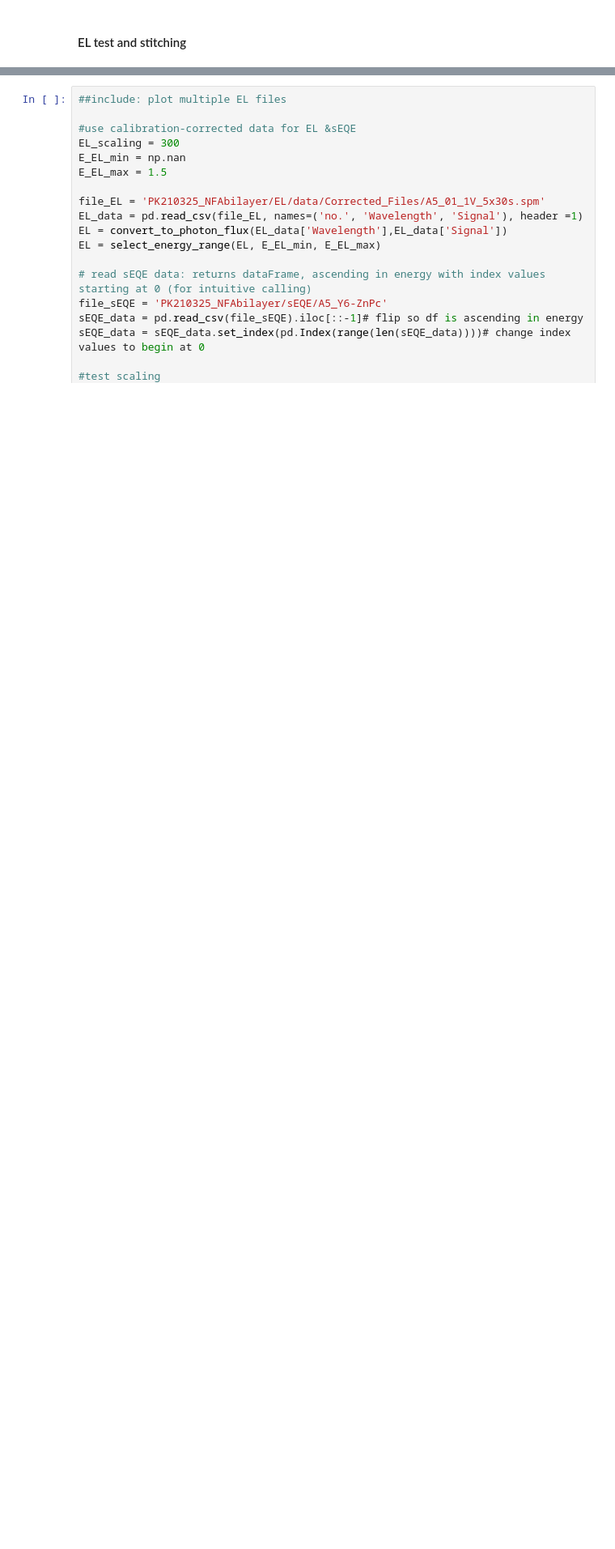
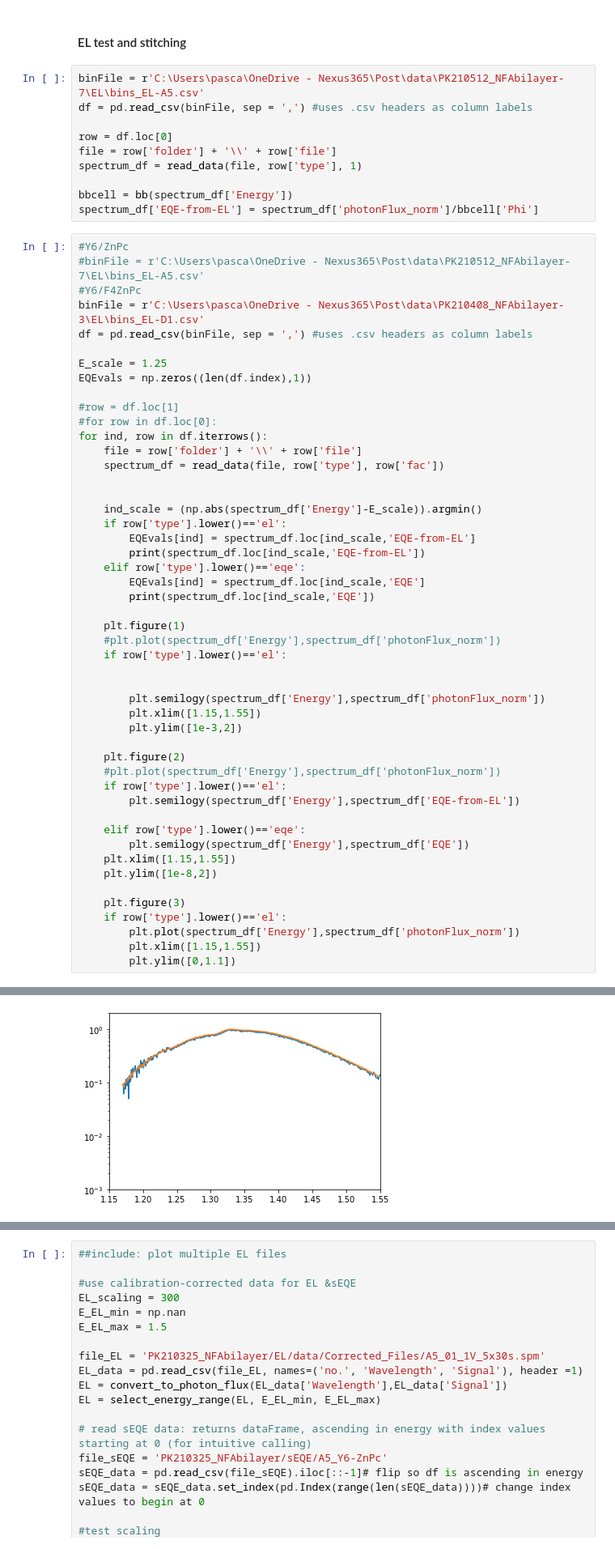
Before and after one commit to annajungbluth/Voltage-Loss-Calculations, a Jupyter notebook: EL.ipynb, the cells around one changed output, grey strips where cells are left out. Shown at 81% size. Drawn from its saved outputs; the diff is of its cells as text; blank space fills up the shorter version.

```diff
--- a/EL.ipynb
+++ b/EL.ipynb
@@ -68,2 +92,62 @@ os.getcwd()
 # %% [markdown]
 #### EL test and stitching
+# %%
+binFile = r'C:\Users\pasca\OneDrive - Nexus365\Post\data\PK210512_NFAbilayer-7\EL\bins_EL-A5.csv'
+df = pd.read_csv(binFile, sep = ',') #uses .csv headers as column labels
+
+row = df.loc[0]
+file = row['folder'] + '\\' + row['file']
+spectrum_df = read_data(file, row['type'], 1)
+
+bbcell = bb(spectrum_df['Energy'])
+spectrum_df['EQE-from-EL'] = spectrum_df['photonFlux_norm']/bbcell['Phi']
+# %%
+#Y6/ZnPc
+#binFile = r'C:\Users\pasca\OneDrive - Nexus365\Post\data\PK210512_NFAbilayer-7\EL\bins_EL-A5.csv'
+#Y6/F4ZnPc
+binFile = r'C:\Users\pasca\OneDrive - Nexus365\Post\data\PK210408_NFAbilayer-3\EL\bins_EL-D1.csv'
+df = pd.read_csv(binFile, sep = ',') #uses .csv headers as column labels
+
+E_scale = 1.25
+EQEvals = np.zeros((len(df.index),1))
+
+#row = df.loc[1]
+#for row in df.loc[0]:
+for ind, row in df.iterrows():
+    file = row['folder'] + '\\' + row['file']
+    spectrum_df = read_data(file, row['type'], row['fac'])
+
+
+    ind_scale = (np.abs(spectrum_df['Energy']-E_scale)).argmin()
+    if row['type'].lower()=='el':
+        EQEvals[ind] = spectrum_df.loc[ind_scale,'EQE-from-EL']
+        print(spectrum_df.loc[ind_scale,'EQE-from-EL'])
+    elif row['type'].lower()=='eqe':
+        EQEvals[ind] = spectrum_df.loc[ind_scale,'EQE']
+        print(spectrum_df.loc[ind_scale,'EQE'])
+
+    plt.figure(1)
+    #plt.plot(spectrum_df['Energy'],spectrum_df['photonFlux_norm'])
+    if row['type'].lower()=='el':
+
+
+        plt.semilogy(spectrum_df['Energy'],spectrum_df['photonFlux_norm'])
+        plt.xlim([1.15,1.55])
+        plt.ylim([1e-3,2])
+
+    plt.figure(2)
+    #plt.plot(spectrum_df['Energy'],spectrum_df['photonFlux_norm'])
+    if row['type'].lower()=='el':
+        plt.semilogy(spectrum_df['Energy'],spectrum_df['EQE-from-EL'])
+
+    elif row['type'].lower()=='eqe':
+        plt.semilogy(spectrum_df['Energy'],spectrum_df['EQE'])
+    plt.xlim([1.15,1.55])
+    plt.ylim([1e-8,2])
+
+    plt.figure(3)
+    if row['type'].lower()=='el':
+        plt.plot(spectrum_df['Energy'],spectrum_df['photonFlux_norm'])
+        plt.xlim([1.15,1.55])
+        plt.ylim([0,1.1])
+# %% [output]
@@ -69,0 +157 @@ os.getcwd()
+[figure, added]
```
Also changed, not shown: parts of 10 cells of this notebook, 2 other files.
